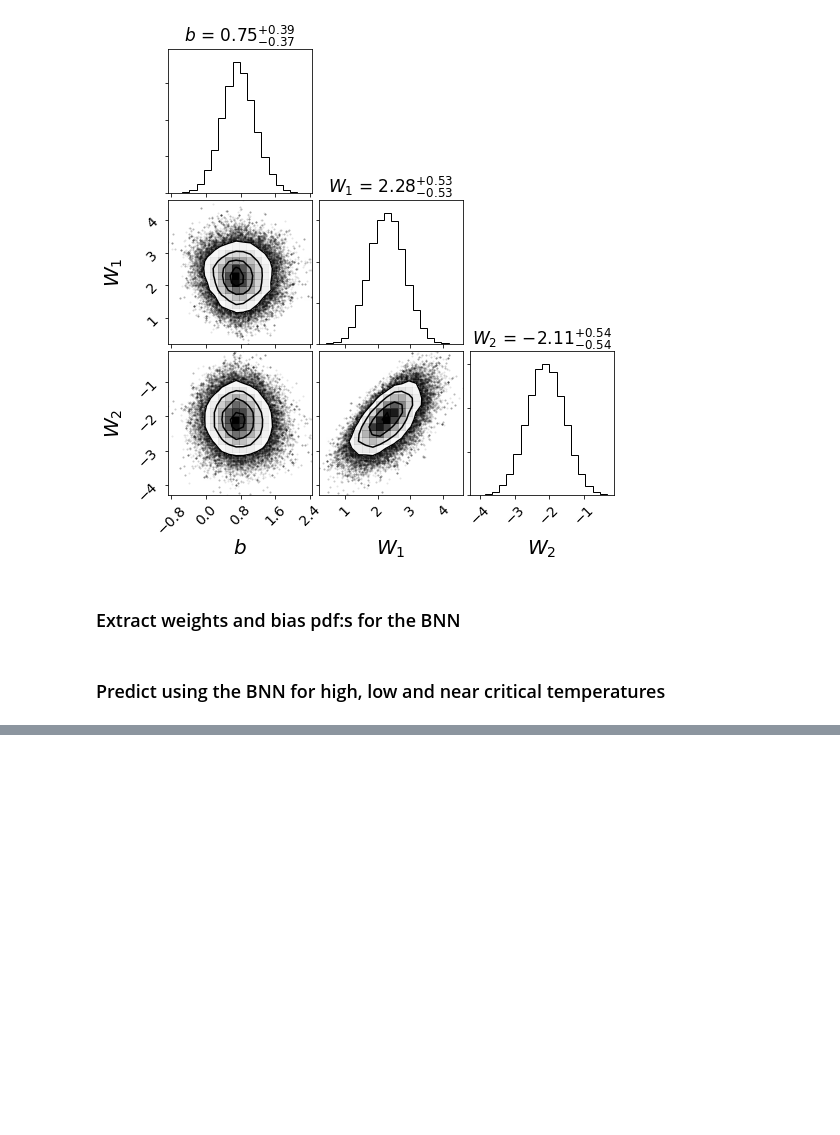
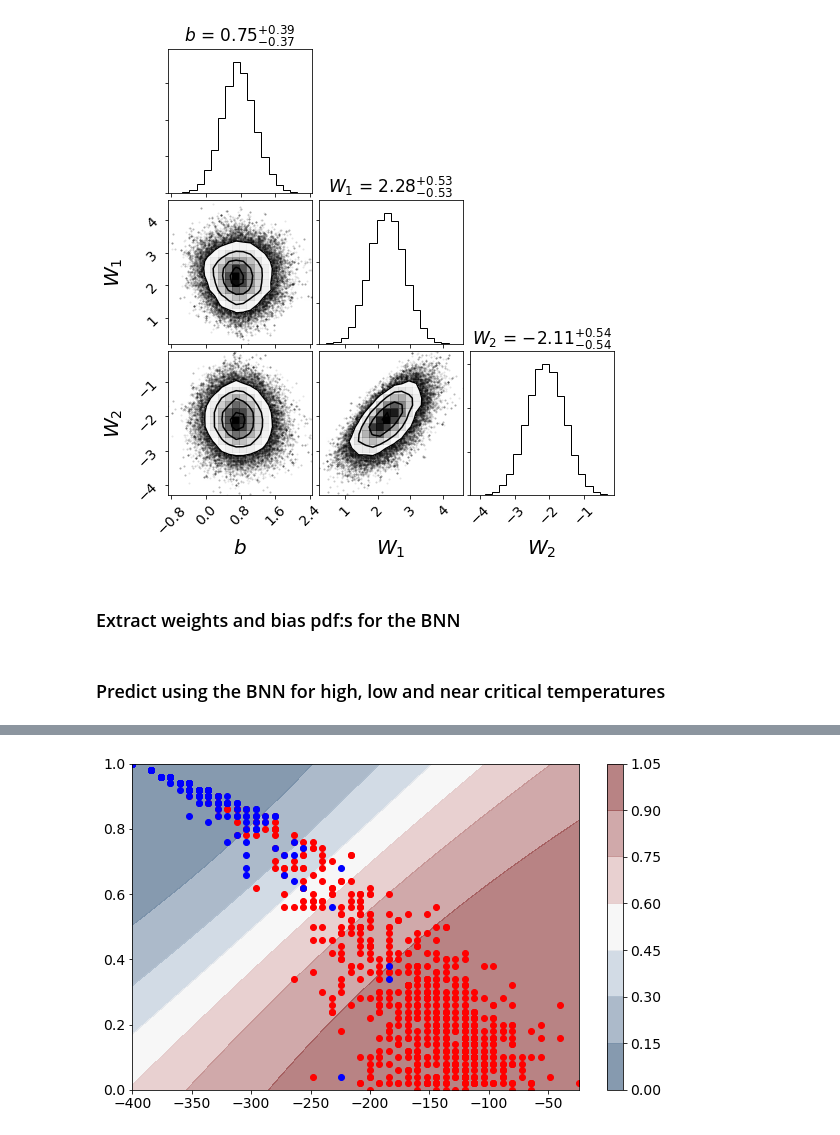
Before and after one commit to elindgren/lfd_project, a Jupyter notebook: Project 2/(Extra) Bayesian Neural Network.ipynb, the cells around one changed output, grey strips where cells are left out. Drawn from its saved outputs; the diff is of its cells as text; code cells hidden in the pictures; blank space fills up the shorter version.

```diff
--- a/Project 2/(Extra) Bayesian Neural Network.ipynb
+++ b/Project 2/(Extra) Bayesian Neural Network.ipynb
@@ -233,0 +305,25 @@ fig_weights = corner.corner(samples, labels=[r'$b$', r'$W_1$', r'$W_2$'], label_
+# %%
+# Generate contour plots for mean prediction and uncertainty as meassured by standard deviation
+E_max = points_full[:,1].max()
+E_min = points_full[:,1].min()
+m_max = points_full[:,2].max()
+m_min = points_full[:,2].min()
+
+step_E = 2
+step_m = 0.01
+E = np.arange(E_min, E_max+step_E, step_E)
+m = np.arange(m_min, m_max+step_m, step_m)
+
+# Normalize data with same mean and std as for training data
+E_norm = (E - mean[0]) / std[0]
+m_norm = (m - mean[1]) / std[1]
+
+# Calculate predictions. Apply for-loops for simplicity due to low number of samples
+pred_mean = np.zeros((m_norm.shape[0], E_norm.shape[0]))
+pred_std = np.zeros((m_norm.shape[0], E_norm.shape[0]))
+for i, En in enumerate(tqdm(E_norm)):
+    for j, mn in enumerate(m_norm):
+        x = np.array([En, mn]).reshape(1,2)
+        y = feed_forward(x, weights, bias)
+        pred_mean[j,i] = np.mean(y, axis=1)
+        pred_std[j,i] = np.std(y, axis=1)
@@ -233,0 +332,20 @@ fig_weights = corner.corner(samples, labels=[r'$b$', r'$W_1$', r'$W_2$'], label_
+# %%
+# Plot the probability contour
+high_T = points_full[:,0]>Tc
+low_T = points_full[:,0]<Tc
+E_M_high = points_full[high_T][:,1:]
+E_M_low = points_full[low_T][:,1:]
+
+cmap = sns.diverging_palette(250, 12, s=85, l=25, as_cmap=True)
+fig, ax = plt.subplots(figsize=(10,6))
+contour = ax.contourf(E, m, pred_mean, cmap=cmap, alpha=0.6)
+ax.scatter(E_M_high[:,0],E_M_high[:,1],c='r', label=r'$T>T_c$')
+ax.scatter(E_M_low[:,0],E_M_low[:,1],c='b', label=r'$T<T_c$')
+
+# Figure properties
+cbar = plt.colorbar(contour, ax=ax)
+ax.set_xlim(E_min, E_max)
+ax.set_ylim(m_min, m_max)
+plt.show()
+# %% [output]
+[figure, added]
```
Also changed, not shown: parts of 15 cells of this notebook.
